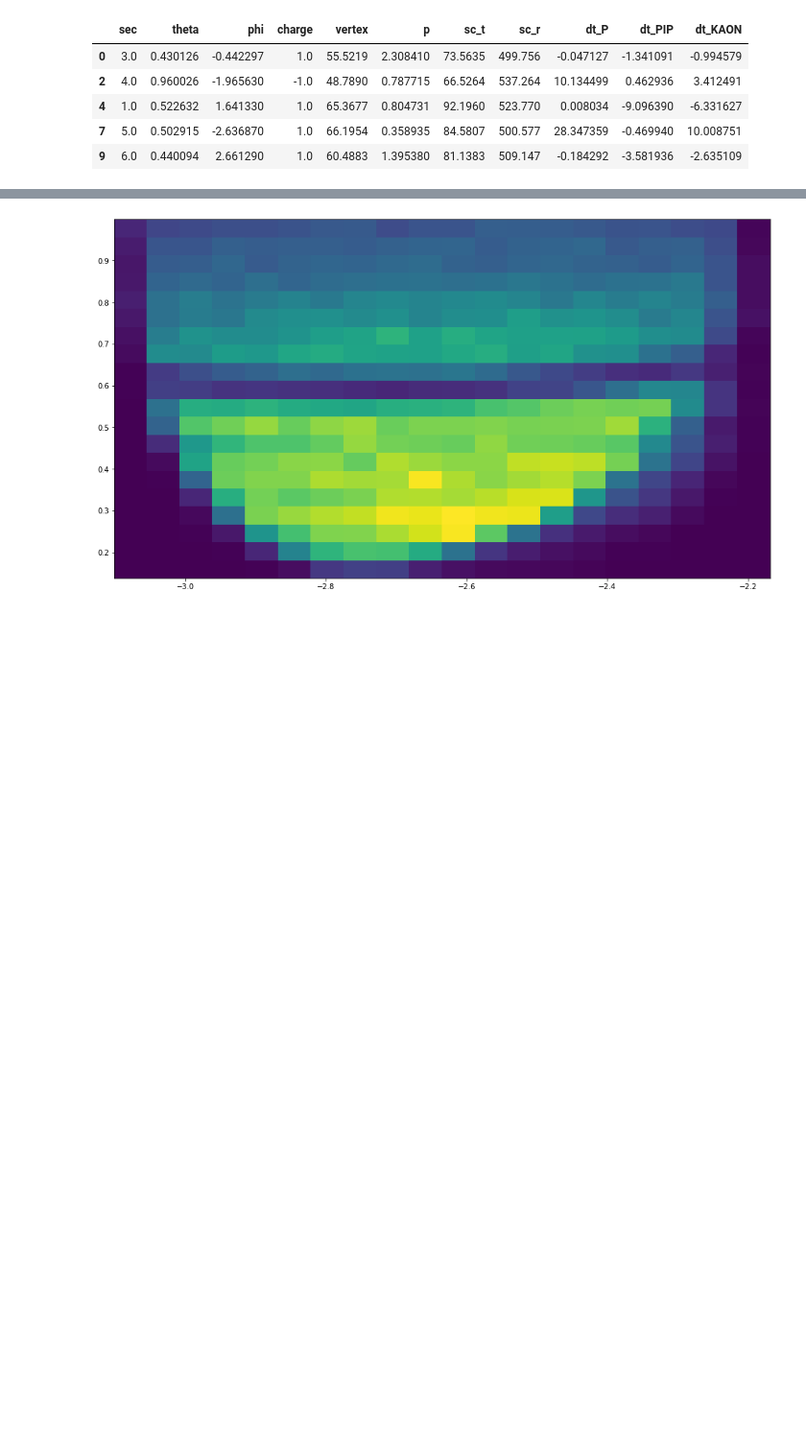
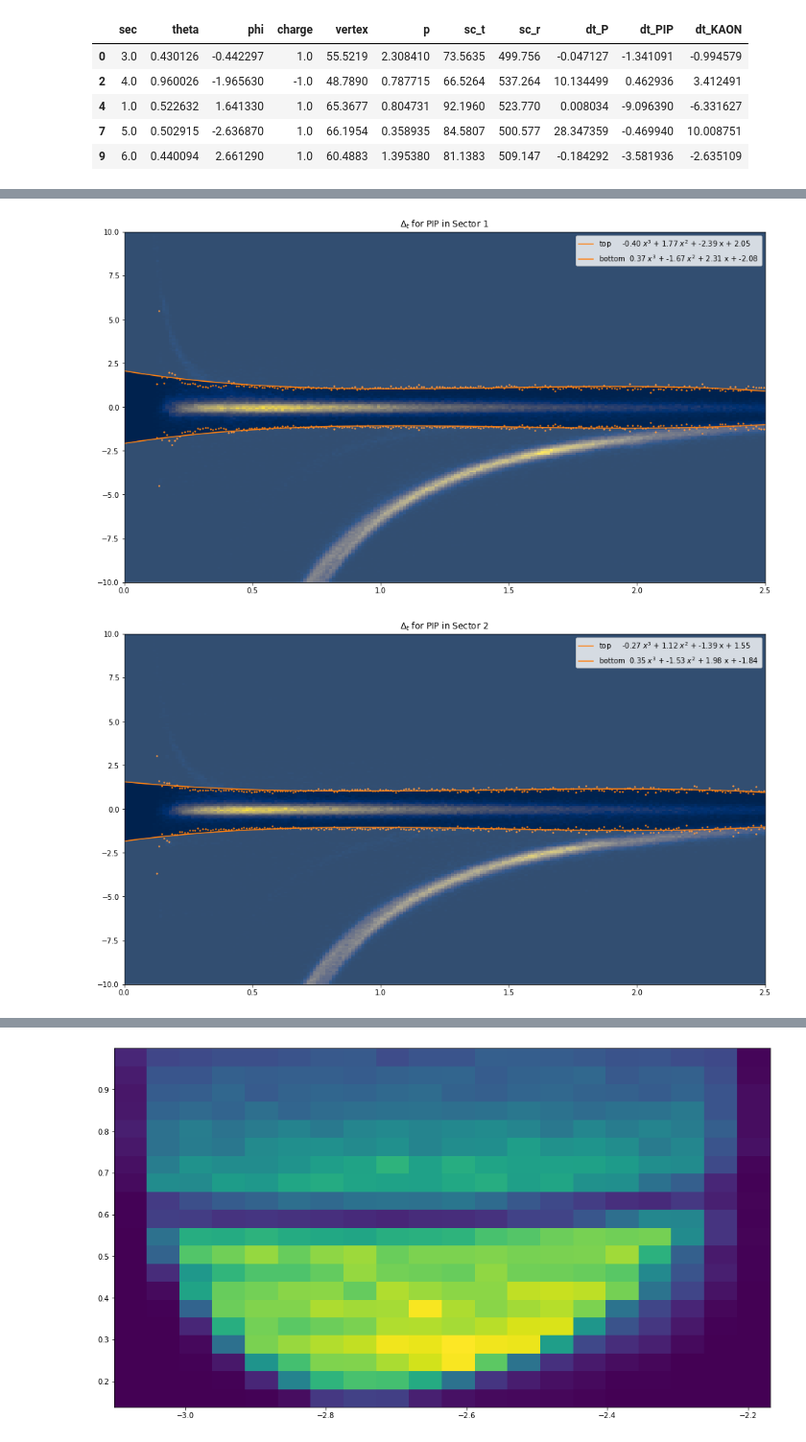
Before and after one commit to tylern4/physics_code, a Jupyter notebook: current/deltaTFitter/DtFitter.ipynb, the cells around one changed output, grey strips where cells are left out. Shown at 96% size. Saved outputs shown, nothing was run; the diff lists cells and outputs as text; code cells hidden in the pictures; blank space fills up the shorter version.

```diff
--- a/current/deltaTFitter/DtFitter.ipynb
+++ b/current/deltaTFitter/DtFitter.ipynb
@@ -189,0 +190,32 @@ plt.show()
+# %%
+for part in ["dt_PIP"]:
+    for i in range(1,7):
+        n_sigma = 5
+        slices = get_slices(data, min_p = 0.0, max_p = 2.5, num_steps = 250, sec=i, particle=part)
+        slice_p = slices[0][slices[2] > 0.1]
+        mu = slices[1][slices[2] > 0.1]
+        sigma = slices[2][slices[2] > 0.1]
+
+        fig = plt.figure(figsize=(16,9))
+        plt.title(f"$\Delta_t$ for {part[3:]} in Sector {i}")
+        plt.hist2d(data[data.sec == i].p, data[data.sec == i][part], bins=200, range=((0, 2.5),(-10.0,10.0)), cmap='cividis')
+        #plt.scatter(slice_p, mu, s=2.0, c='#bcbd22')
+        plt.scatter(slice_p, mu+n_sigma*sigma, s=2.0, c='#ff7f0e')
+        plt.scatter(slice_p, mu-n_sigma*sigma, s=2.0, c='#ff7f0e')
+
+        xdata = np.linspace(0,4,200)
+        popt_top, pcov_top = curve_fit(poly, slice_p, mu+n_sigma*sigma)
+        plt.plot(xdata, poly(xdata, *popt_top), c='#ff7f0e', label=f'top\t{popt_top[0]:0.2f} $x^3$ + {popt_top[1]:0.2f} $x^2$ + {popt_top[2]:0.2f} x + {popt_top[3]:0.2f}')
+
+        popt_bottom, pcov_bottom = curve_fit(poly, slice_p, mu-n_sigma*sigma)
+        plt.plot(xdata, poly(xdata, *popt_bottom), c='#ff7f0e',label=f'bottom\t{popt_bottom[0]:0.2f} $x^3$ + {popt_bottom[1]:0.2f} $x^2$ + {popt_bottom[2]:0.2f} x + {popt_bottom[3]:0.2f}')
+
+        plt.fill_between(xdata, poly(xdata, *popt_top), 10, alpha=0.2, color='white')
+        plt.fill_between(xdata, poly(xdata, *popt_bottom), -10, alpha=0.2, color='white')
+        plt.legend()
+
+
+        plt.show()
+# %% [output]
+[figure, added]
+[figure, added]
```
Also changed, not shown: parts of 7 cells of this notebook, 7 other files.
